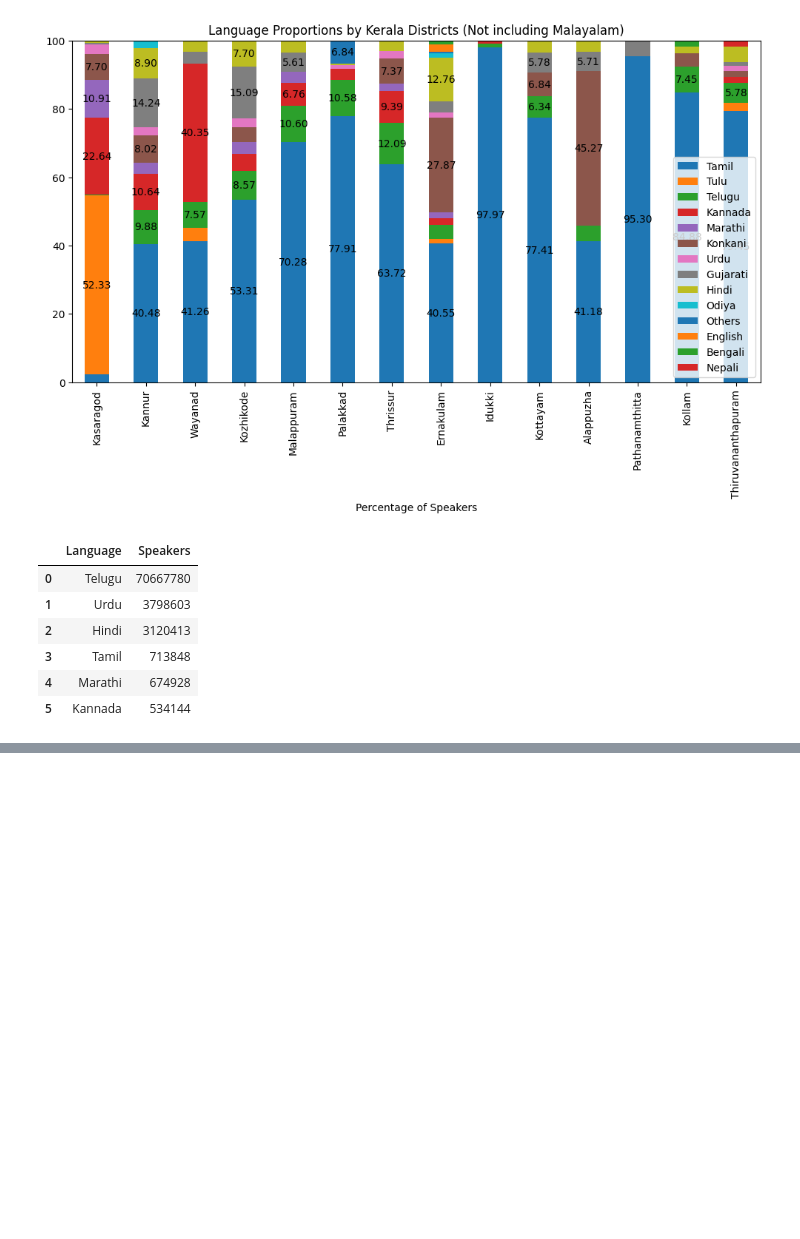
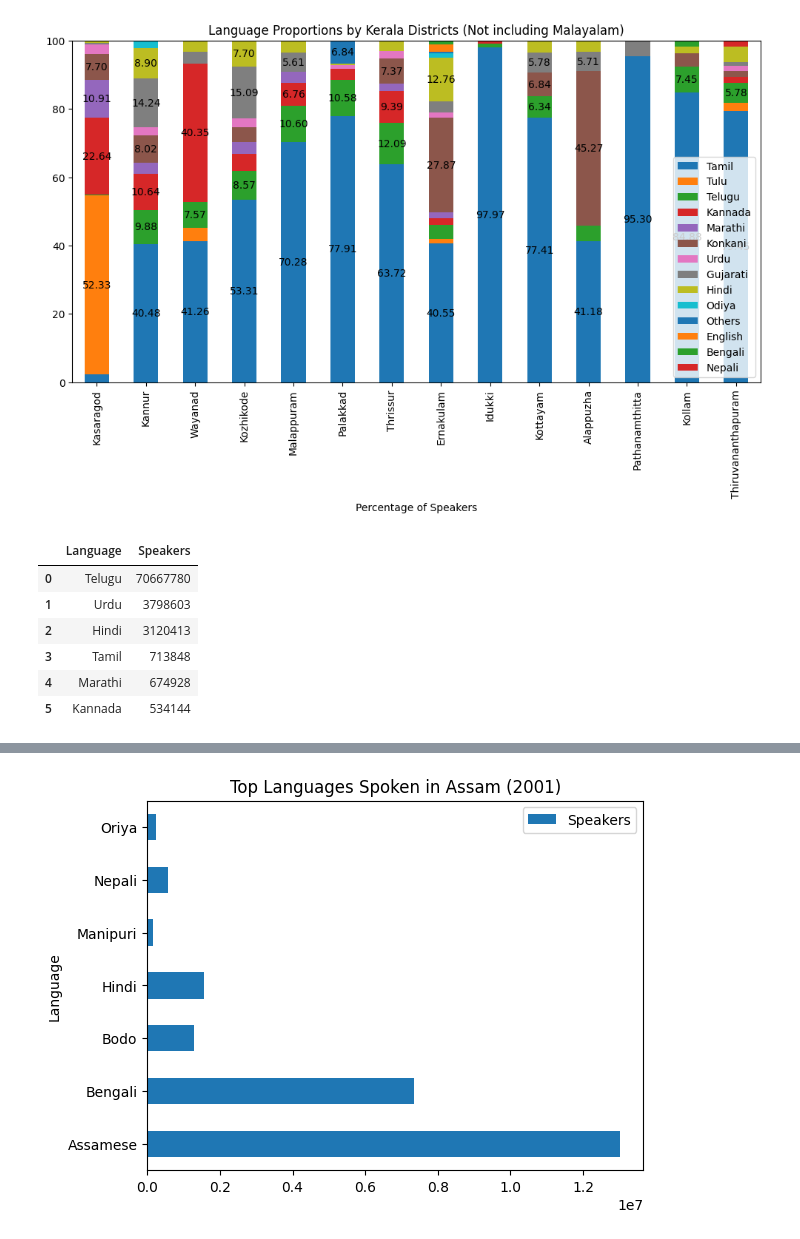
Before and after one commit to squishridyvi/Geographical-Distribution-Mapping-of-Dravidian-Languages-, a Jupyter notebook: Geographical Distribution of Dravidian Languages.ipynb, the cells around one changed output, grey strips where cells are left out. Saved outputs shown, nothing was run; the diff lists cells and outputs as text; code cells hidden in the pictures; blank space fills up the shorter version.

```diff
--- a/Geographical Distribution of Dravidian Languages.ipynb
+++ b/Geographical Distribution of Dravidian Languages.ipynb
@@ -2510,0 +2509,4 @@ plt.title("Top Languages Spoken in Andhra Pradesh");
+# %%
+## Assam
+assam_plsi = pd.read_csv("assam_speaker_distribution_plsi.csv")
+assam_plsi
@@ -2510,0 +2522,5 @@ plt.title("Top Languages Spoken in Andhra Pradesh");
+# %%
+assam_plsi.plot.barh(x="Language", y="Speakers")
+plt.title("Top Languages Spoken in Assam (2001)");
+# %% [output]
+[figure, added]
```
Also changed, not shown: parts of 7 cells of this notebook.
